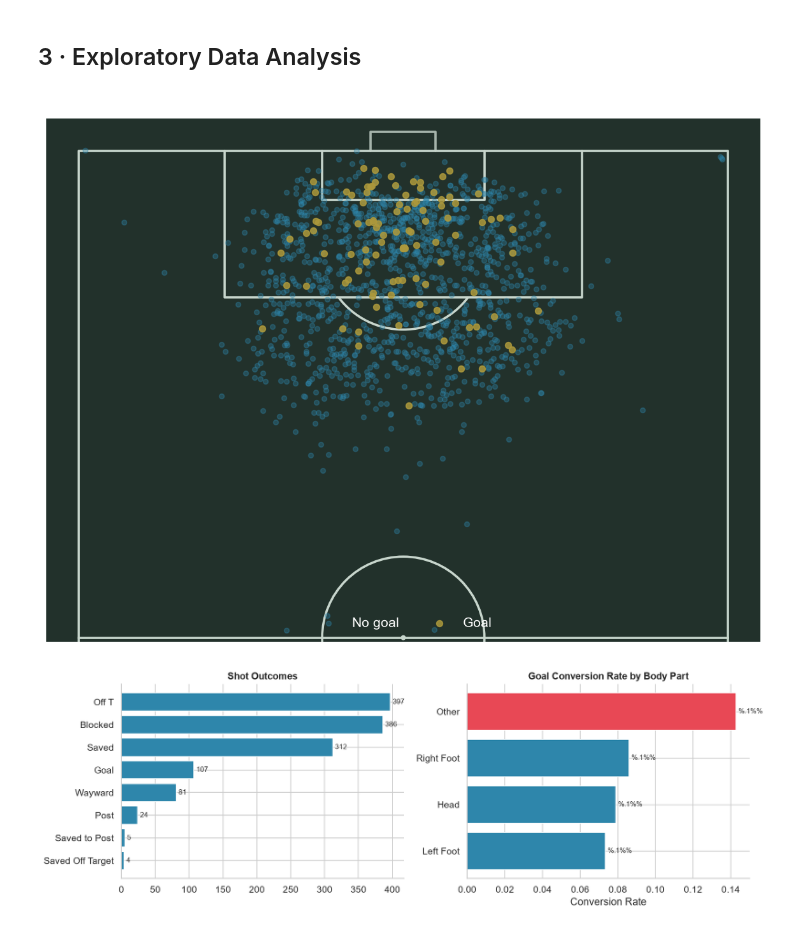
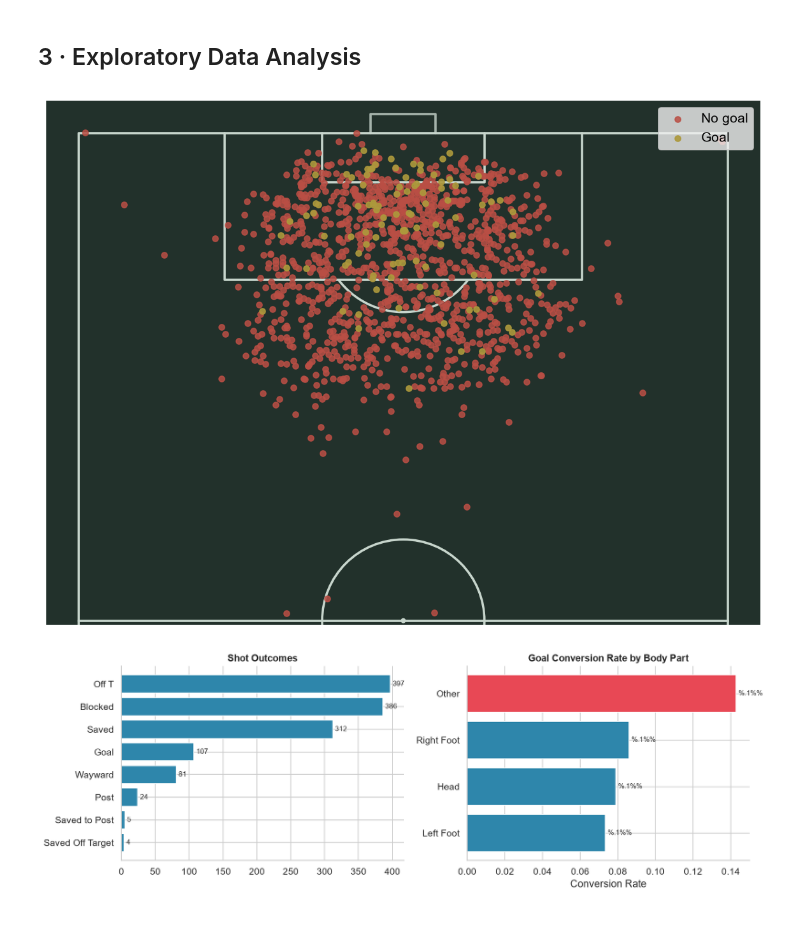
Before and after one commit to amunshi10/euro2024-xg-model, a Jupyter notebook: notebooks/euro2024_xg_model.ipynb, the cells around one changed output. Cells and saved outputs as stored; diff of their text form; code cells hidden in the pictures.

```diff
--- a/notebooks/euro2024_xg_model.ipynb
+++ b/notebooks/euro2024_xg_model.ipynb
@@ -113,27 +113,29 @@ Name: count, dtype: int64
 <a id='3'></a>
 ## 3 · Exploratory Data Analysis
 # %%
-# ── 3.1  Shot map ─────────────────────────────────────────────────
+# -- 3.1  Shot map (Hakim-style: red = no goal, gold = goal) -----------------
 from mplsoccer import VerticalPitch
 
-goals = df_raw[df_raw['shot_outcome_name'] == 'Goal']
-non_goals = df_raw[df_raw['shot_outcome_name'] != 'Goal']
+goals = df_raw[df_raw["shot_outcome_name"] == "Goal"]
+non_goals = df_raw[df_raw["shot_outcome_name"] != "Goal"]
 
-pitch = VerticalPitch(pad_bottom=0.5, half=True, goal_type='box', goal_alpha=0.8,
-                       pitch_color='#22312b', line_color='#c7d5cc')
+NO_GOAL_COLOR = "#ba4f45"
+GOAL_COLOR = "#ad993c"
+
+pitch = VerticalPitch(pad_bottom=0.5, half=True, goal_type="box", goal_alpha=0.8,
+                       pitch_color="#22312b", line_color="#c7d5cc")
 fig, ax = pitch.draw(figsize=(9, 8))
 
-pitch.scatter(non_goals['location_x'], non_goals['location_y'],
-              c=ACCENT, marker='o', s=18, alpha=0.35, ax=ax, label='No goal')
-pitch.scatter(goals['location_x'], goals['location_y'],
-              c=GOAL_COLOR, marker='o', s=28, alpha=0.85, ax=ax, label='Goal')
-ax.legend(facecolor='#22312b', labelcolor='white', loc='lower center', ncol=2, frameon=False)
-ax.set_title('All Euro 2024 Shots', color='white', fontsize=13, fontweight='bold')
+pitch.scatter(non_goals["location_x"], non_goals["location_y"],
+              c=NO_GOAL_COLOR, marker="o", s=24, alpha=0.85, ax=ax, label="No goal")
+pitch.scatter(goals["location_x"], goals["location_y"],
+              c=GOAL_COLOR, marker="o", s=24, alpha=0.9, ax=ax, label="Goal")
+ax.legend(facecolor="#f0f0f0", labelcolor="black", loc="upper right", frameon=True)
 plt.tight_layout()
-plt.savefig('../outputs/shot_map.png', bbox_inches='tight', facecolor=fig.get_facecolor())
+plt.savefig("../outputs/shot_map.png", bbox_inches="tight", facecolor=fig.get_facecolor())
 plt.show()
 # %% [output]
-[figure, old version]
+[figure, new version]
 # %%
 # ── 3.2  Shot outcome breakdown & body part ───────────────────────────────────
 fig, axes = plt.subplots(1, 2, figsize=(13, 4.5))
```
Also changed, not shown: parts of 1 cell of this notebook, 3 other files.
